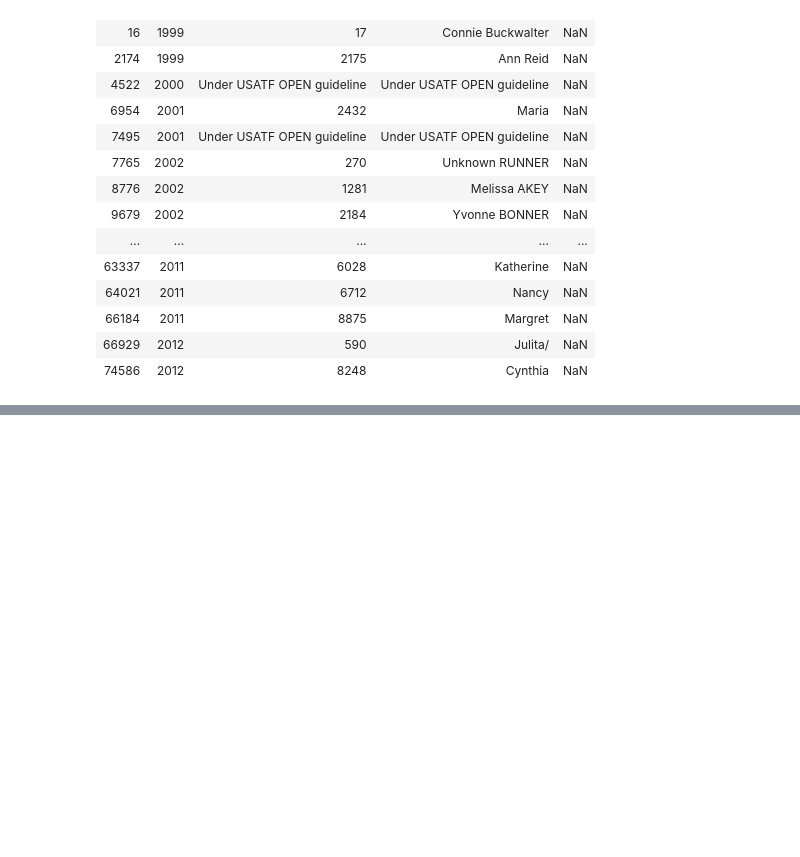
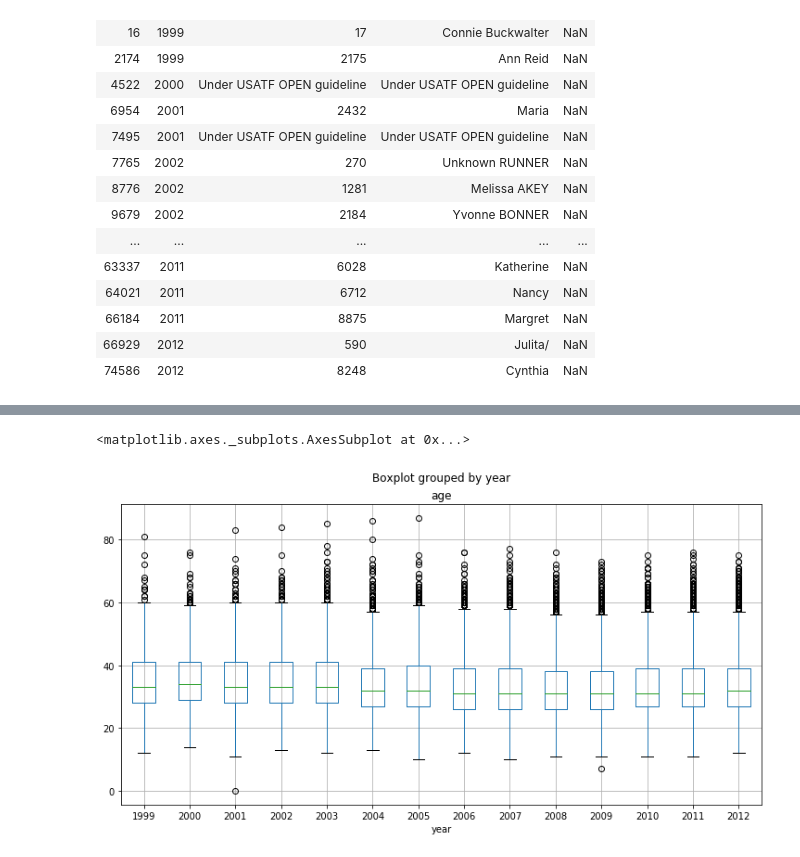
Before and after one commit to sterlingbeason/MSDS-7333-QTW, a Jupyter notebook: Case_Study_2/Original_Code/notebook_SB.ipynb, the cells around one changed output, grey strips where cells are left out. Cells and saved outputs as stored; diff of their text form; code cells hidden in the pictures; blank space fills up the shorter version.

Commit message:
add boxplot

```diff
--- a/Case_Study_2/Original_Code/notebook_SB.ipynb
+++ b/Case_Study_2/Original_Code/notebook_SB.ipynb
@@ -209,0 +215,6 @@ df.loc[df['age'].isnull()]
+# %%
+# Boxplot: age distribution by year
+df.boxplot(by='year', column = 'age', figsize=(12,6))
+# %% [output]
+<matplotlib.axes._subplots.AxesSubplot at 0x...>
+[figure, added]
```
Also changed, not shown: parts of 2 cells of this notebook.
